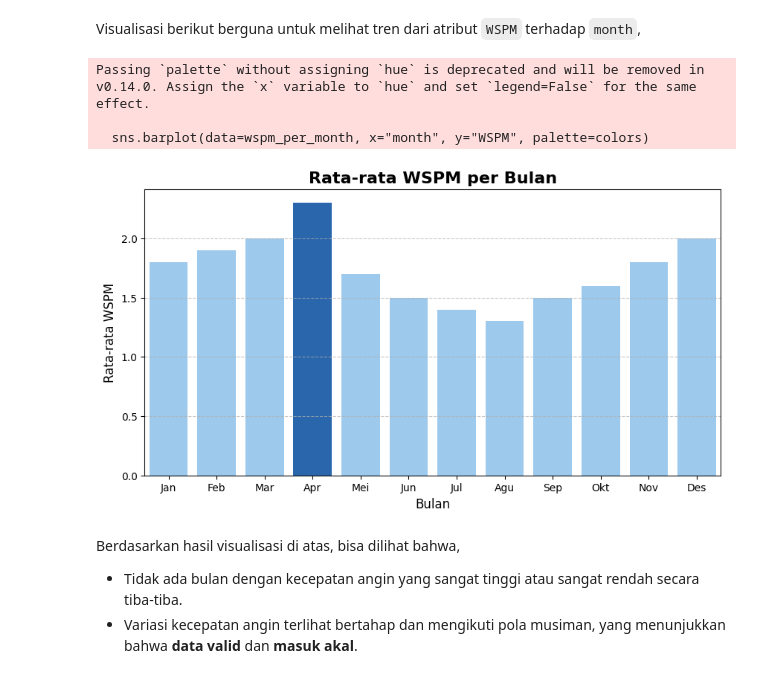
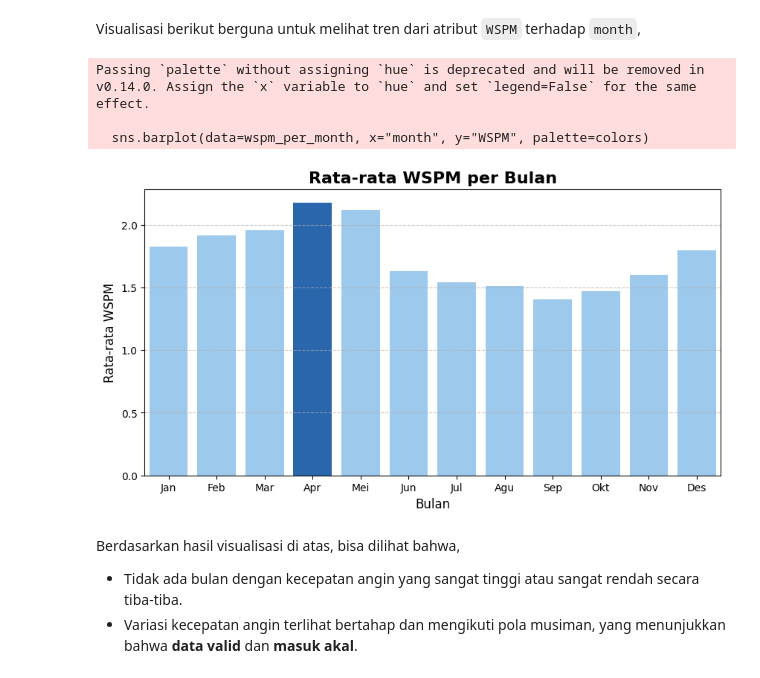
Before and after one commit to jijiau/Dicoding-Analisis-Data, a Jupyter notebook: notebook.ipynb, the cells around one changed output. Drawn from its saved outputs; the diff is of its cells as text; code cells hidden in the pictures.

```diff
--- a/notebook.ipynb
+++ b/notebook.ipynb
@@ -219,40 +220,31 @@ Berdasarkan hasil visualisasi di atas, bisa dilihat bahwa,
 # %% [markdown]
 Visualisasi berikut berguna untuk melihat tren dari atribut `WSPM` terhadap `month`,
 # %%
-# Mengimpor kembali library yang diperlukan setelah reset
-import matplotlib.pyplot as plt
-import seaborn as sns
-import pandas as pd
+wspm_per_month = df.groupby("month", as_index=False)["WSPM"].mean()
 
-# Data contoh berdasarkan analisis Wanshouxigong
-wspm_per_month = pd.DataFrame({
-    "month": list(range(1, 13)),
-    "WSPM": [1.8, 1.9, 2.0, 2.3, 1.7, 1.5, 1.4, 1.3, 1.5, 1.6, 1.8, 2.0]  # Data rata-rata WSPM per bulan
-})
+# Menentukan bulan dengan nilai WSPM tertinggi
+highlight_month = wspm_per_month.loc[wspm_per_month["WSPM"].idxmax(), "month"]
 
-# Menentukan bulan April (month == 4) untuk di-highlight
-highlight_month = 4
-
-# Membuat warna dengan satu warna dasar, hanya bulan April yang lebih menonjol
+# Menentukan warna untuk setiap batang dalam chart
 colors = ["#90CAF9" if month != highlight_month else "#1565C0" for month in wspm_per_month["month"]]
 
-# Plot ulang bar chart
+# Plot bar chart
 plt.figure(figsize=(10, 5))
 sns.barplot(data=wspm_per_month, x="month", y="WSPM", palette=colors)
 
-# Tambahkan elemen desain untuk kejelasan
+# Formatting
 plt.title("Rata-rata WSPM per Bulan", fontsize=16, fontweight="bold")
 plt.xlabel("Bulan", fontsize=12)
 plt.ylabel("Rata-rata WSPM", fontsize=12)
 plt.xticks(range(12), ["Jan", "Feb", "Mar", "Apr", "Mei", "Jun", "Jul", "Agu", "Sep", "Okt", "Nov", "Des"])
 plt.grid(axis="y", linestyle="--", alpha=0.7)
 
 plt.show()
 # %% [output]
 Passing `palette` without assigning `hue` is deprecated and will be removed in v0.14.0. Assign the `x` variable to `hue` and set `legend=False` for the same effect.
 
   sns.barplot(data=wspm_per_month, x="month", y="WSPM", palette=colors)
-[figure, old version]
+[figure, new version]
 # %% [markdown]
 Berdasarkan hasil visualisasi di atas, bisa dilihat bahwa,
 - Tidak ada bulan dengan kecepatan angin yang sangat tinggi atau sangat rendah secara tiba-tiba.
```
Also changed, not shown: parts of 2 cells of this notebook, 1 other file.
